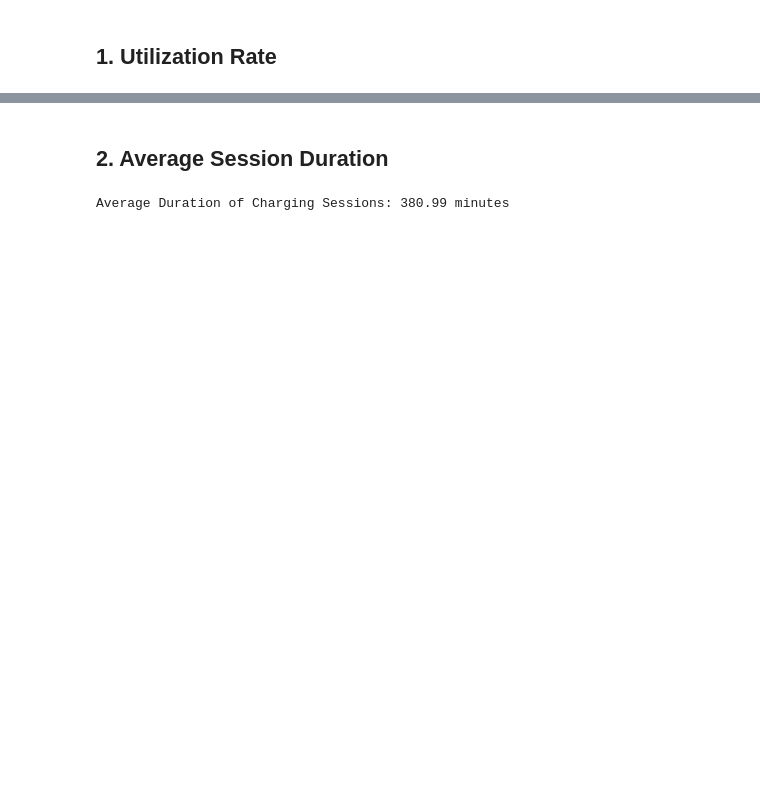
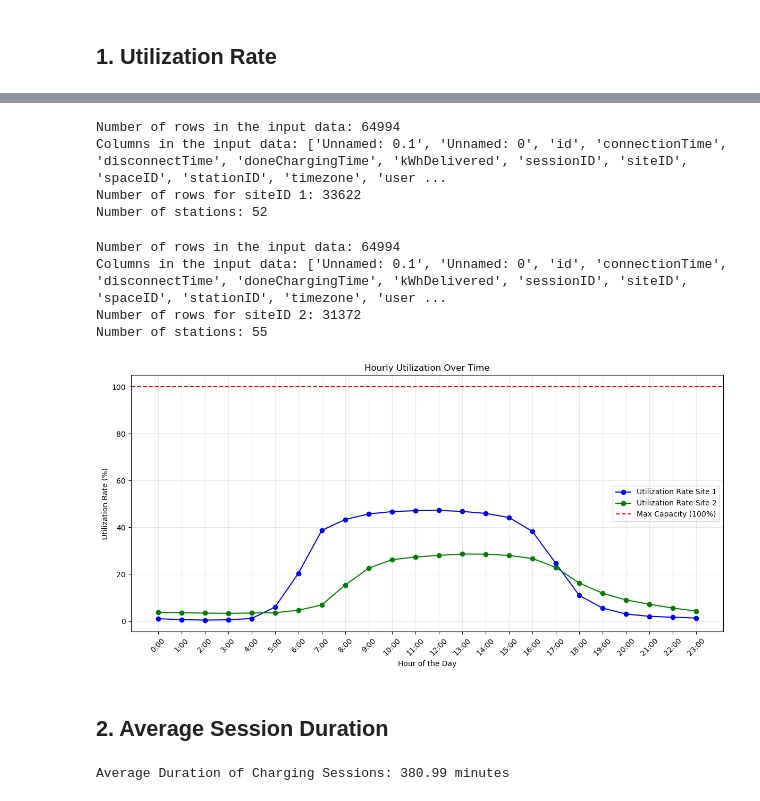
Before and after one commit to JanRkck/AA24, a Jupyter notebook: KPIs.ipynb, the cells around one changed output, grey strips where cells are left out. Drawn from its saved outputs; the diff is of its cells as text; code cells hidden in the pictures; blank space fills up the shorter version.

Commit message:
fixed util rate

```diff
--- a/KPIs.ipynb
+++ b/KPIs.ipynb
@@ -90,3 +241,20 @@ active_chargers = data[(data['connectionTime'] <= end_of_hour) & (data['disconne
+# %%
+# Calculate hourly utilization rates
+hourly_usage_site1 = calculate_hourly_utilization_rate(1, data)
+hourly_usage_site2 = calculate_hourly_utilization_rate(2, data)
+
+# Plot the results
+plot_hourly_utilization(hourly_usage_site1, hourly_usage_site2)
+# %% [output]
+Number of rows in the input data: 64994
+Columns in the input data: ['Unnamed: 0.1', 'Unnamed: 0', 'id', 'connectionTime', 'disconnectTime', 'doneChargingTime', 'kWhDelivered', 'sessionID', 'siteID', 'spaceID', 'stationID', 'timezone', 'user ...
+Number of rows for siteID 1: 33622
+Number of stations: 52
+Number of rows in the input data: 64994
+Columns in the input data: ['Unnamed: 0.1', 'Unnamed: 0', 'id', 'connectionTime', 'disconnectTime', 'doneChargingTime', 'kWhDelivered', 'sessionID', 'siteID', 'spaceID', 'stationID', 'timezone', 'user ...
+Number of rows for siteID 2: 31372
+Number of stations: 55
+[figure, added]
 # %% [markdown]
 ## 2. Average Session Duration
 # %%
```
Also changed, not shown: parts of 18 cells of this notebook.
